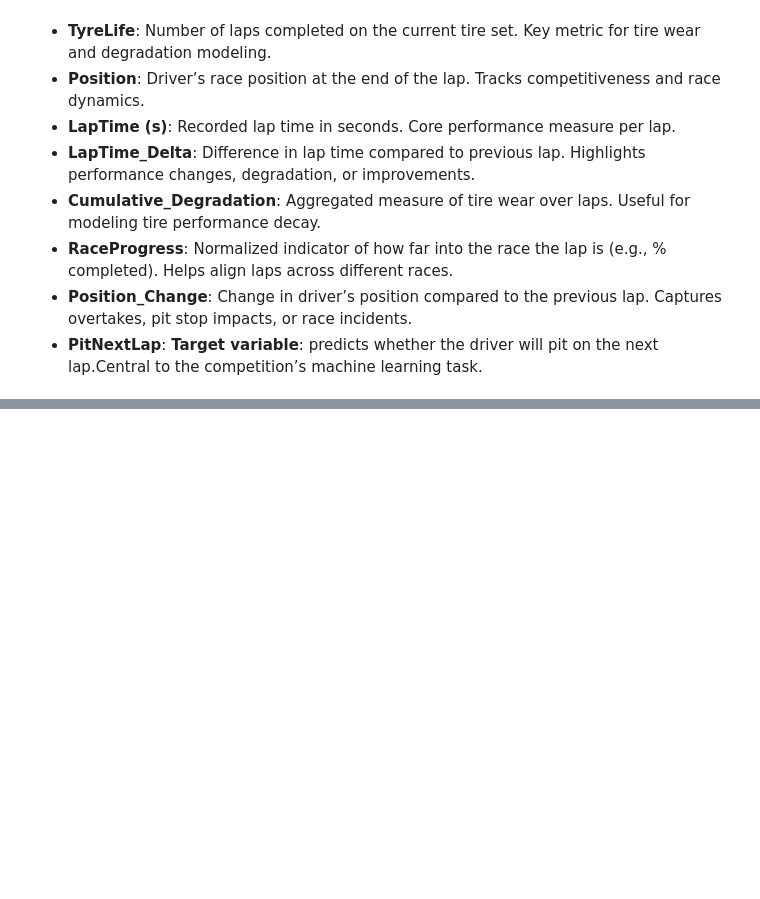
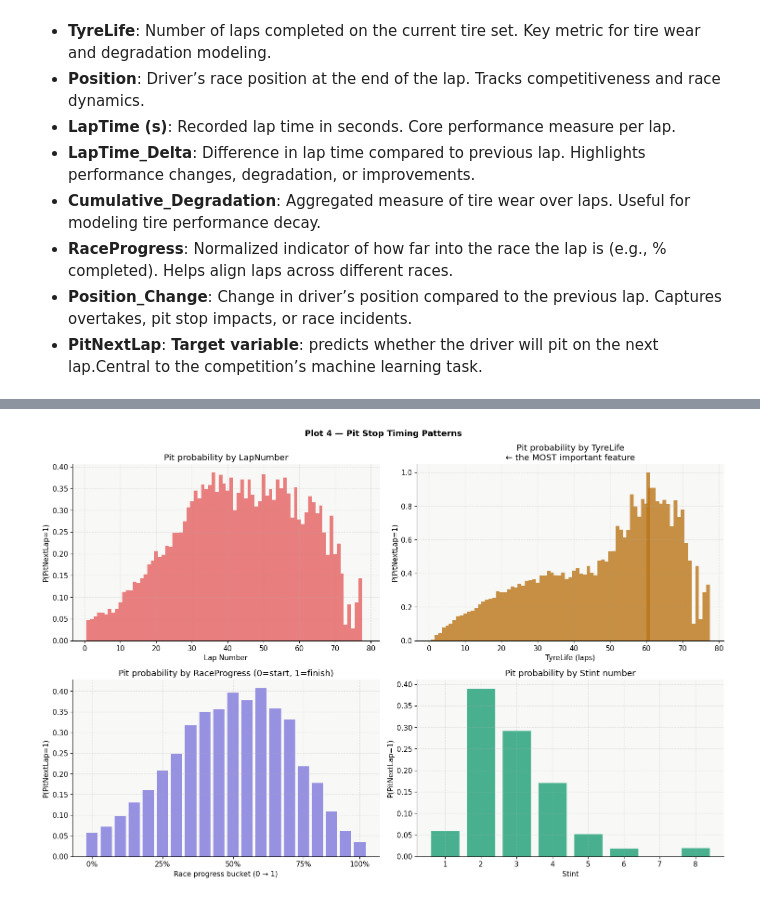
Before and after one commit to Prashant-Kumar-Codes/Machine-Learning-With-Scikit-Learn, a Jupyter notebook: Projects/Codes/5_F1_Pit_Stops/F1_Pit_Stops.ipynb, the cells around one changed output, grey strips where cells are left out. Drawn from its saved outputs; the diff is of its cells as text; code cells hidden in the pictures; blank space fills up the shorter version.

```diff
--- a/Projects/Codes/5_F1_Pit_Stops/F1_Pit_Stops.ipynb
+++ b/Projects/Codes/5_F1_Pit_Stops/F1_Pit_Stops.ipynb
@@ -155,0 +512,69 @@ TARGET = 'PitNextLap'
+# %%
+# ╔══════════════════════════════════════════════════════════════╗
+# ║  PLOT 4 — When do drivers pit? (pit timing patterns)        ║
+# ╚══════════════════════════════════════════════════════════════╝
+"""
+WHY:
+  If PitNextLap=1 clusters around specific LapNumbers or
+  TyreLife values, those are your strongest features. This
+  directly tells you what the model needs to learn.
+
+WHAT TO LOOK FOR:
+  - LapNumber: pits tend to cluster around laps 15–20, 35–40
+    (one-stop strategy windows)
+  - TyreLife: pit probability should spike at TyreLife ~20–30
+    (when tyres are worn out)
+  - RaceProgress: if pits cluster at 0.3–0.4 and 0.6–0.7 →
+    typical two-stop strategy shape
+  - Sharp spikes at specific laps = strategic decisions
+  - Flat line = random/reactive pitting (harder to predict)
+
+WHAT TO DO AFTER:
+  → TyreLife and RaceProgress are likely your top-2 features
+  → Create: train_df['pit_window'] = train_df['RaceProgress'].between(0.3, 0.5)
+  → Create: train_df['tyre_critical'] = (train_df['TyreLife'] > 25).astype(int)
+"""
+pit_laps = train_df[train_df[TARGET] == 1]
+
+fig, axes = plt.subplots(2, 2, figsize=(15, 10))
+fig.suptitle('Plot 4 — Pit Stop Timing Patterns', fontsize=13, fontweight='bold')
+
+# Pit rate by LapNumber
+pit_by_lap = train_df.groupby('LapNumber')[TARGET].mean()
+axes[0, 0].bar(pit_by_lap.index, pit_by_lap.values,
+               color=C_RED, alpha=0.7, width=1.0, edgecolor='none')
+axes[0, 0].set_title('Pit probability by LapNumber')
+axes[0, 0].set_xlabel('Lap Number')
+axes[0, 0].set_ylabel('P(PitNextLap=1)')
+
+# Pit rate by TyreLife
+pit_by_tyre = train_df.groupby('TyreLife')[TARGET].mean()
+axes[0, 1].bar(pit_by_tyre.index, pit_by_tyre.values,
+               color=C_AMBER, alpha=0.8, width=1.0, edgecolor='none')
+axes[0, 1].set_title('Pit probability by TyreLife\n← the MOST important feature')
+axes[0, 1].set_xlabel('TyreLife (laps)')
+axes[0, 1].set_ylabel('P(PitNextLap=1)')
+
+# Pit rate by RaceProgress bucket
+train_df['progress_bin'] = pd.cut(train_df['RaceProgress'], bins=20)
+pit_by_prog = train_df.groupby('progress_bin', observed=True)[TARGET].mean()
+axes[1, 0].bar(range(len(pit_by_prog)), pit_by_prog.values,
+               color=C_PURPLE, alpha=0.8, edgecolor='none')
+axes[1, 0].set_title('Pit probability by RaceProgress (0=start, 1=finish)')
+axes[1, 0].set_xlabel('Race progress bucket (0 → 1)')
+axes[1, 0].set_ylabel('P(PitNextLap=1)')
+axes[1, 0].set_xticks([0, 5, 10, 15, 19])
+axes[1, 0].set_xticklabels(['0%', '25%', '50%', '75%', '100%'])
+
+# Pit rate by Stint
+pit_by_stint = train_df.groupby('Stint')[TARGET].mean()
+axes[1, 1].bar(pit_by_stint.index, pit_by_stint.values,
+               color=C_GREEN, alpha=0.8, edgecolor='white')
+axes[1, 1].set_title('Pit probability by Stint number')
+axes[1, 1].set_xlabel('Stint')
+axes[1, 1].set_ylabel('P(PitNextLap=1)')
+
+plt.tight_layout()
+plt.show()
+# %% [output]
+[figure, added]
```
Also changed, not shown: parts of 77 cells of this notebook.
